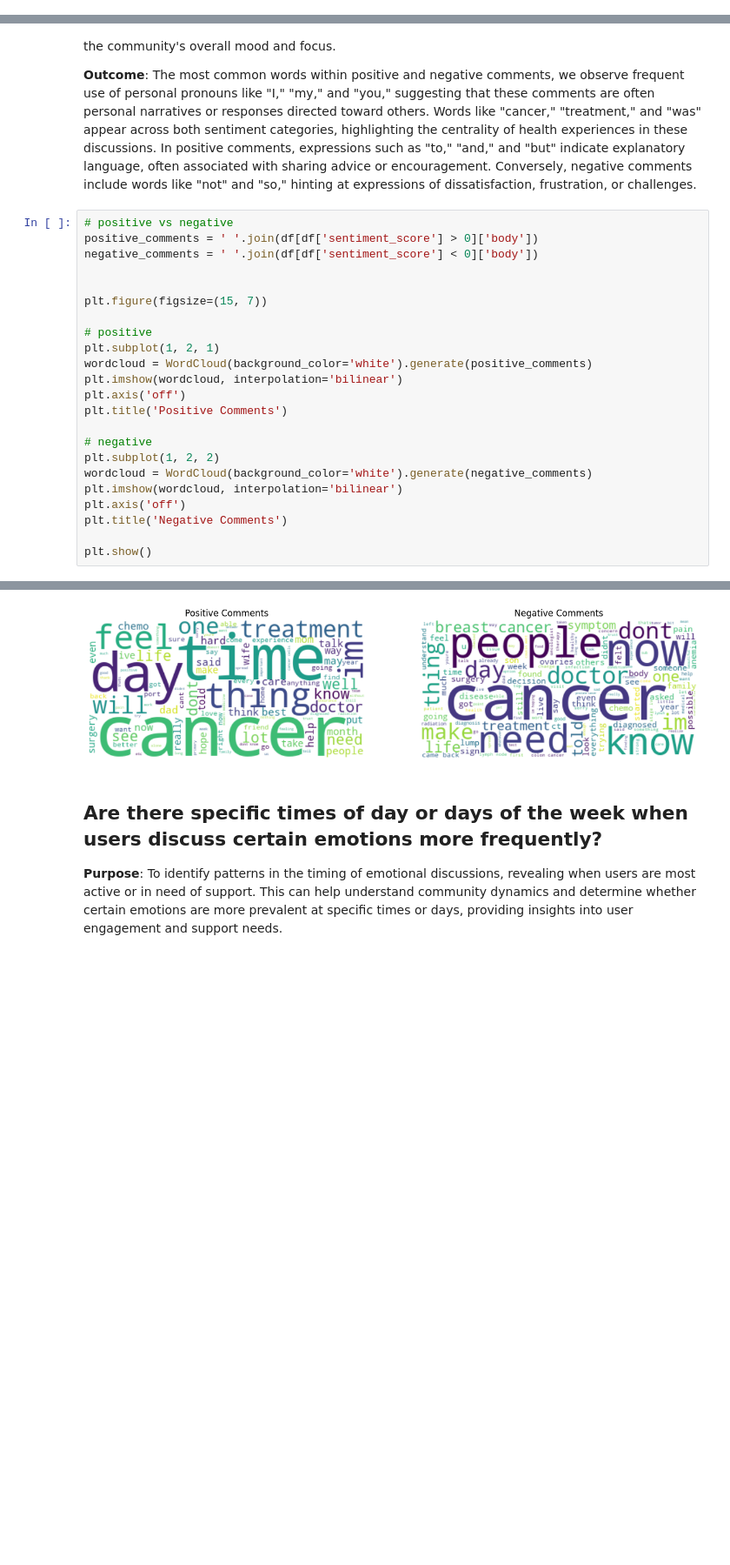
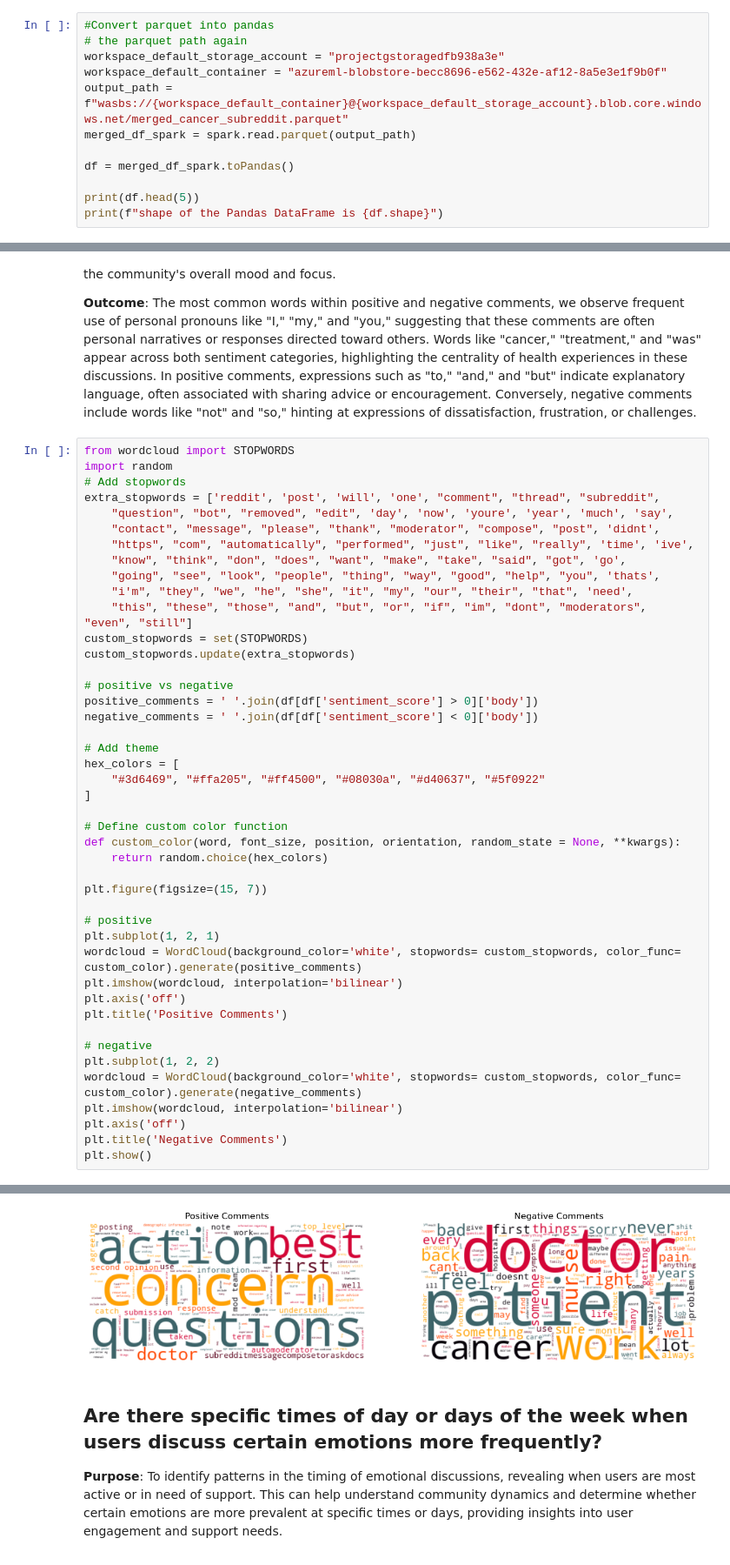
Before and after one commit to msheeba4848/Cancer-Communication-Using-Big-Data-Tools, a Jupyter notebook: code/eda-nlp-reddit.ipynb, the cells around one changed output, grey strips where cells are left out. Shown at 87% size. Saved outputs shown, nothing was run; the diff lists cells and outputs as text; blank space fills up the shorter version.

```diff
--- a/code/eda-nlp-reddit.ipynb
+++ b/code/eda-nlp-reddit.ipynb
@@ -42,0 +168,12 @@ df.head(3)
+# %%
+#Convert parquet into pandas
+# the parquet path again
+workspace_default_storage_account = "projectgstoragedfb938a3e"
+workspace_default_container = "azureml-blobstore-becc8696-e562-432e-af12-8a5e3e1f9b0f"
+output_path = f"wasbs://{workspace_default_container}@{workspace_default_storage_account}.blob.core.windows.net/merged_cancer_subreddit.parquet"
+merged_df_spark = spark.read.parquet(output_path)
+
+df = merged_df_spark.toPandas()
+
+print(df.head(5))
+print(f"shape of the Pandas DataFrame is {df.shape}")
@@ -407,26 +581,47 @@ plt.show()
 
 **Outcome**: The most common words within positive and negative comments, we observe frequent use of personal pronouns like "I," "my," and "you," suggesting that these comments are often personal narratives or responses directed toward others. Words like "cancer," "treatment," and "was" appear across both sentiment categories, highlighting the centrality of health experiences in these discussions. In positive comments, expressions such as "to," "and," and "but" indicate explanatory language, often associated with sharing advice or encouragement. Conversely, negative comments include words like "not" and "so," hinting at expressions of dissatisfaction, frustration, or challenges.
 # %%
+from wordcloud import STOPWORDS
+import random
+# Add stopwords
+extra_stopwords = ['reddit', 'post', 'will', 'one', "comment", "thread", "subreddit",
+    "question", "bot", "removed", "edit", 'day', 'now', 'youre', 'year', 'much', 'say',
+    "contact", "message", "please", "thank", "moderator", "compose", "post", 'didnt',
+    "https", "com", "automatically", "performed", "just", "like", "really", 'time', 'ive',
+    "know", "think", "don", "does", "want", "make", "take", "said", "got", 'go',
+    "going", "see", "look", "people", "thing", "way", "good", "help", "you", 'thats',
+    "i'm", "they", "we", "he", "she", "it", "my", "our", "their", "that", 'need',
+    "this", "these", "those", "and", "but", "or", "if", "im", "dont", "moderators", "even", "still"]
+custom_stopwords = set(STOPWORDS)
+custom_stopwords.update(extra_stopwords)
+
 # positive vs negative
 positive_comments = ' '.join(df[df['sentiment_score'] > 0]['body'])
 negative_comments = ' '.join(df[df['sentiment_score'] < 0]['body'])
 
+# Add theme
+hex_colors = [
+    "#3d6469", "#ffa205", "#ff4500", "#08030a", "#d40637", "#5f0922"
+]
+
+# Define custom color function
+def custom_color(word, font_size, position, orientation, random_state = None, **kwargs):
+    return random.choice(hex_colors)
 
 plt.figure(figsize=(15, 7))
 
 # positive
 plt.subplot(1, 2, 1)
-wordcloud = WordCloud(background_color='white').generate(positive_comments)
+wordcloud = WordCloud(background_color='white', stopwords= custom_stopwords, color_func= custom_color).generate(positive_comments)
 plt.imshow(wordcloud, interpolation='bilinear')
 plt.axis('off')
 plt.title('Positive Comments')
 
 # negative
 plt.subplot(1, 2, 2)
-wordcloud = WordCloud(background_color='white').generate(negative_comments)
+wordcloud = WordCloud(background_color='white', stopwords= custom_stopwords, color_func= custom_color).generate(negative_comments)
 plt.imshow(wordcloud, interpolation='bilinear')
 plt.axis('off')
 plt.title('Negative Comments')
-
 plt.show()
 # %% [output]
@@ -433,4 +629,4 @@ plt.show()
-[figure, old version]
+[figure, new version]
 # %% [markdown]
 ## Are there specific times of day or days of the week when users discuss certain emotions more frequently?
 
```
Also changed, not shown: parts of 28 cells of this notebook, 4 other files.
